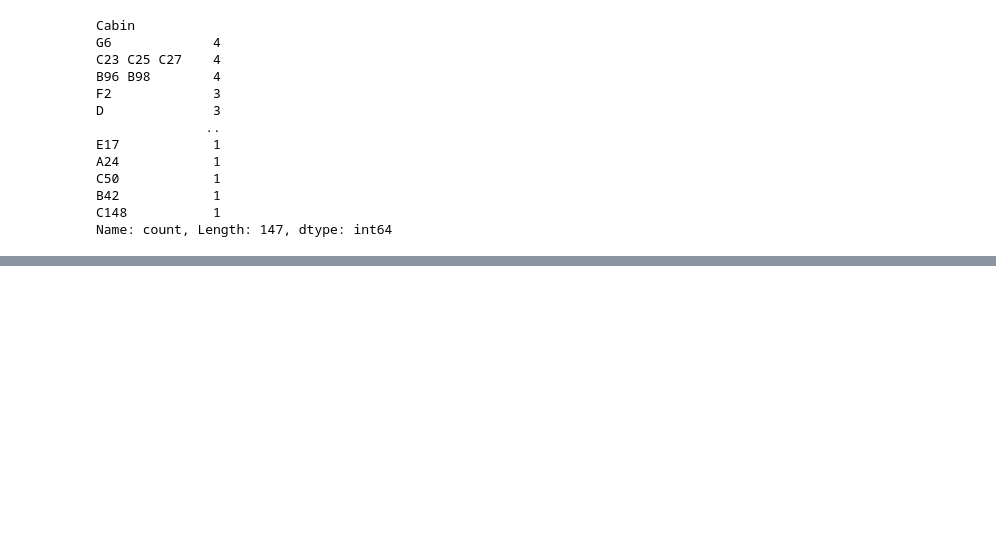
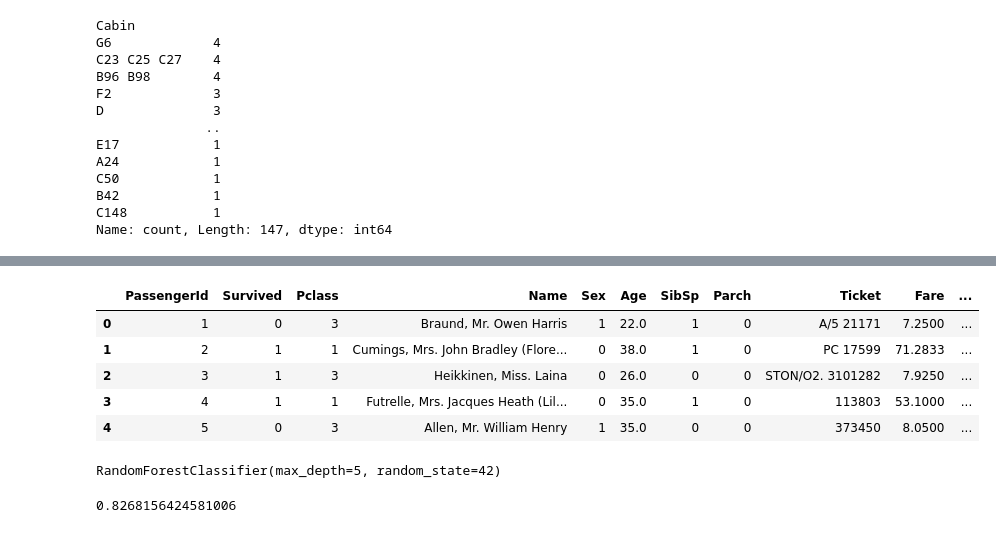
Before and after one commit to AgainstTheGoldenMileNetwork/kaggle_experiments, a Jupyter notebook: titanic.ipynb, the cells around one changed output, grey strips where cells are left out. Saved outputs shown, nothing was run; the diff lists cells and outputs as text; code cells hidden in the pictures; blank space fills up the shorter version.

Commit message:
Random Forest Model

```diff
--- a/titanic.ipynb
+++ b/titanic.ipynb
@@ -72,0 +97,8 @@ Name: count, Length: 147, dtype: int64
+# %%
+train['Age'].fillna(train['Age'].median(), inplace=True)
+test['Age'].fillna(test['Age'].median(), inplace=True)
+
+train['Embarked'].fillna(train['Embarked'].mode()[0], inplace=True)
+test['Embarked'].fillna(test['Embarked'].mode()[0], inplace=True)
+
+test['Fare'].fillna(test['Fare'].median(), inplace=True)
@@ -72,0 +123,41 @@ Name: count, Length: 147, dtype: int64
+# %%
+le = LabelEncoder()
+
+train['Sex'] = le.fit_transform(train['Sex'])
+test['Sex'] = le.transform(test['Sex'])
+
+train['Embarked'] = le.fit_transform(train['Embarked'])
+test['Embarked'] = le.transform(test['Embarked'])
+# %%
+# --- Feature engineering ---
+
+# Family features
+train['FamilySize'] = train['SibSp'] + train['Parch'] + 1
+test['FamilySize'] = test['SibSp'] + test['Parch'] + 1
+
+train['IsAlone'] = (train['FamilySize'] == 1).astype(int)
+test['IsAlone'] = (test['FamilySize'] == 1).astype(int)
+
+# Title extraction (use raw string for regex)
+train['Title'] = train['Name'].str.extract(r' ([A-Za-z]+)\.', expand=False)
+test['Title'] = test['Name'].str.extract(r' ([A-Za-z]+)\.', expand=False)
+
+# Normalize titles
+common_titles = ['Mr', 'Miss', 'Mrs', 'Master']
+train['Title'] = train['Title'].apply(lambda x: x if x in common_titles else 'Other')
+test['Title'] = test['Title'].apply(lambda x: x if x in common_titles else 'Other')
+
+# Consistent encoding (no LabelEncoder issues)
+title_map = {'Mr': 0, 'Miss': 1, 'Mrs': 2, 'Master': 3, 'Other': 4}
+
+train['Title'] = train['Title'].map(title_map)
+test['Title'] = test['Title'].map(title_map)
+# %%
+train.head()
+# %% [output]
+|  | PassengerId | Survived | Pclass | Name | Sex | Age | SibSp | Parch | Ticket | Fare | ... |
+| 0 | 1 | 0 | 3 | Braund, Mr. Owen Harris | 1 | 22.0 | 1 | 0 | A/5 21171 | 7.2500 | ... |
+| 1 | 2 | 1 | 1 | Cumings, Mrs. John Bradley (Flore... | 0 | 38.0 | 1 | 0 | PC 17599 | 71.2833 | ... |
+| 2 | 3 | 1 | 3 | Heikkinen, Miss. Laina | 0 | 26.0 | 0 | 0 | STON/O2. 3101282 | 7.9250 | ... |
+| 3 | 4 | 1 | 1 | Futrelle, Mrs. Jacques Heath (Lil... | 0 | 35.0 | 1 | 0 | 113803 | 53.1000 | ... |
+| 4 | 5 | 0 | 3 | Allen, Mr. William Henry | 1 | 35.0 | 0 | 0 | 373450 | 8.0500 | ... |
@@ -72,0 +180,19 @@ Name: count, Length: 147, dtype: int64
+# %%
+model = RandomForestClassifier(
+    n_estimators=100,
+    max_depth = 5,
+    random_state=42
+)
+model.fit(x,y)
+# %% [output]
+RandomForestClassifier(max_depth=5, random_state=42)
+# %%
+x_train, x_val, y_train, y_val = train_test_split(x, y, test_size=0.2, random_state=42)
+
+model.fit(x_train, y_train)
+
+preds = model.predict(x_val)
+
+accuracy_score(y_val, preds)
+# %% [output]
+0.8268156424581006
```
Also changed, not shown: parts of 6 cells of this notebook.
